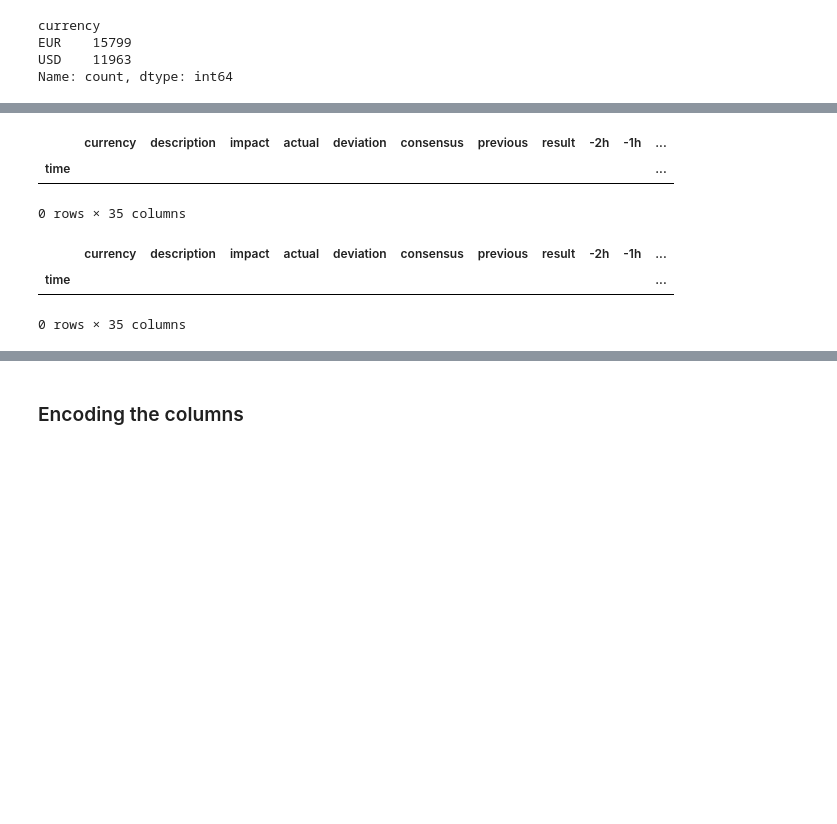
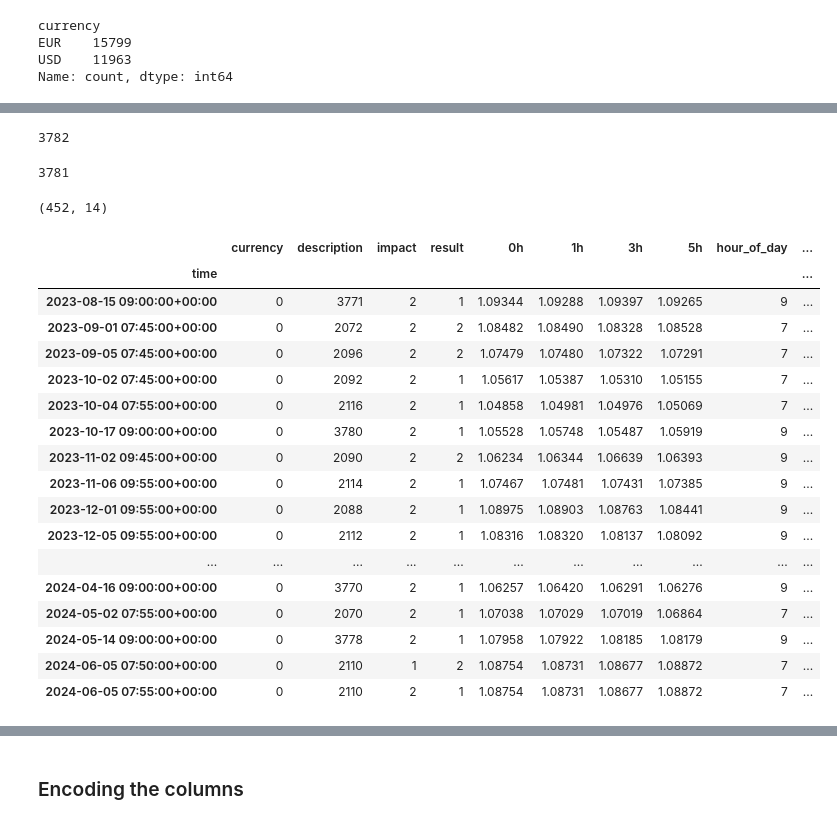
Before and after one commit to shreyash99ramtekkar/forex-economic-analysis, a Jupyter notebook: economic_analysis.ipynb, the cells around one changed output, grey strips where cells are left out. Saved outputs shown, nothing was run; the diff lists cells and outputs as text; code cells hidden in the pictures; blank space fills up the shorter version.

```diff
--- a/economic_analysis.ipynb
+++ b/economic_analysis.ipynb
@@ -319,0 +471,3 @@ Index([2013-01-02 09:13:00+00:00, 2013-01-02 09:43:00+00:00,
+# %%
+for price in PREDICTED_FUTURE_PRICES:
+    frame['price_change_'+price] = frame[price] - frame['0h']
@@ -320,16 +481,10 @@ Index([2013-01-02 09:13:00+00:00, 2013-01-02 09:43:00+00:00,
 # %%
-# Moving averages
-for window in [3, 6, 12]:
-    frame[f'moving_average_{window}h_before'] = frame[[f'{i}h' for i in range(-3, 0)]].mean(axis=1).rolling(window=window).mean()
-    frame[f'moving_average_{window}h_after'] = frame[[f'{i}h' for i in range(1, 21)]].mean(axis=1).rolling(window=window).mean()
+# # Moving averages
+# for window in [3, 6, 12]:
+#     frame[f'moving_average_{window}h_before'] = frame[[f'{i}h' for i in range(-3, 0)]].mean(axis=1).rolling(window=window).mean()
+#     frame[f'moving_average_{window}h_after'] = frame[[f'{i}h' for i in range(1, 21)]].mean(axis=1).rolling(window=window).mean()
 
-# Volatility (standard deviation)
-for window in [3, 6, 12]:
-    frame[f'volatility_{window}h_before'] = frame[[f'{i}h' for i in range(-3, 0)]].std(axis=1).rolling(window=window).std()
-    frame[f'volatility_{window}h_after'] = frame[[f'{i}h' for i in range(1, 21)]].std(axis=1).rolling(window=window).std()
+# # Volatility (standard deviation)
+# for window in [3, 6, 12]:
+#     frame[f'volatility_{window}h_before'] = frame[[f'{i}h' for i in range(-3, 0)]].std(axis=1).rolling(window=window).std()
+#     frame[f'volatility_{window}h_after'] = frame[[f'{i}h' for i in range(1, 21)]].std(axis=1).rolling(window=window).std()
-# %%
-# Calculate price changes
-PRICE_COLUMNS = [ str(i)+'h' for i in range(-HOURS_BEFORE+1,HOURS_AFTER+1)]
-# for i in range(len(PRICE_COLUMNS) - 1):
-#     frame[f'price_change_{PRICE_COLUMNS[i+1]}'] = frame[PRICE_COLUMNS[i+1]] - frame[PRICE_COLUMNS[i]]
-frame[f'price_change_1h'] = frame['1h'] - frame['0h']
@@ -557,0 +746,13 @@ Name: count, dtype: int64
+# %%
+len(frame.description.unique())
+# %% [output]
+3782
+# %%
+labelencoder = LabelEncoder()
+for i in ['currency','description','impact','result']:
+    # print(frame.loc[:,i])
+    frame[i] = labelencoder.fit_transform(frame[i])
+# %%
+frame.description.max()
+# %% [output]
+3781
@@ -558,12 +761,25 @@ Name: count, dtype: int64
+# %%
+frame[frame.duplicated()].shape
+# %% [output]
+(452, 14)
 # %%
-frame[frame.duplicated()].tail()
+frame.loc[frame.duplicated(), :].tail(30)
 # %% [output]
-|  | currency | description | impact | actual | deviation | consensus | previous | result | -2h | -1h | ... |
-| time |  |  |  |  |  |  |  |  |  |  | ... |
+|  | currency | description | impact | result | 0h | 1h | 3h | 5h | hour_of_day | ... |
+| time |  |  |  |  |  |  |  |  |  | ... |
+| 2023-08-15 09:00:00+00:00 | 0 | 3771 | 2 | 1 | 1.09344 | 1.09288 | 1.09397 | 1.09265 | 9 | ... |
+| 2023-09-01 07:45:00+00:00 | 0 | 2072 | 2 | 2 | 1.08482 | 1.08490 | 1.08328 | 1.08528 | 7 | ... |
+| 2023-09-05 07:45:00+00:00 | 0 | 2096 | 2 | 2 | 1.07479 | 1.07480 | 1.07322 | 1.07291 | 7 | ... |
+| 2023-10-02 07:45:00+00:00 | 0 | 2092 | 2 | 1 | 1.05617 | 1.05387 | 1.05310 | 1.05155 | 7 | ... |
+| 2023-10-04 07:55:00+00:00 | 0 | 2116 | 2 | 1 | 1.04858 | 1.04981 | 1.04976 | 1.05069 | 7 | ... |
+| 2023-10-17 09:00:00+00:00 | 0 | 3780 | 2 | 1 | 1.05528 | 1.05748 | 1.05487 | 1.05919 | 9 | ... |
+| 2023-11-02 09:45:00+00:00 | 0 | 2090 | 2 | 2 | 1.06234 | 1.06344 | 1.06639 | 1.06393 | 9 | ... |
+| 2023-11-06 09:55:00+00:00 | 0 | 2114 | 2 | 1 | 1.07467 | 1.07481 | 1.07431 | 1.07385 | 9 | ... |
+| 2023-12-01 09:55:00+00:00 | 0 | 2088 | 2 | 1 | 1.08975 | 1.08903 | 1.08763 | 1.08441 | 9 | ... |
+| 2023-12-05 09:55:00+00:00 | 0 | 2112 | 2 | 1 | 1.08316 | 1.08320 | 1.08137 | 1.08092 | 9 | ... |
+| ... | ... | ... | ... | ... | ... | ... | ... | ... | ... | ... |
+| 2024-04-16 09:00:00+00:00 | 0 | 3770 | 2 | 1 | 1.06257 | 1.06420 | 1.06291 | 1.06276 | 9 | ... |
+| 2024-05-02 07:55:00+00:00 | 0 | 2070 | 2 | 1 | 1.07038 | 1.07029 | 1.07019 | 1.06864 | 7 | ... |
+| 2024-05-14 09:00:00+00:00 | 0 | 3778 | 2 | 1 | 1.07958 | 1.07922 | 1.08185 | 1.08179 | 9 | ... |
+| 2024-06-05 07:50:00+00:00 | 0 | 2110 | 1 | 2 | 1.08754 | 1.08731 | 1.08677 | 1.08872 | 7 | ... |
+| 2024-06-05 07:55:00+00:00 | 0 | 2110 | 2 | 1 | 1.08754 | 1.08731 | 1.08677 | 1.08872 | 7 | ... |
-0 rows × 35 columns
-# %%
-frame.loc[frame.duplicated(), :]
-# %% [output]
-|  | currency | description | impact | actual | deviation | consensus | previous | result | -2h | -1h | ... |
-| time |  |  |  |  |  |  |  |  |  |  | ... |
-0 rows × 35 columns
```
Also changed, not shown: parts of 77 cells of this notebook, 1 other file.
